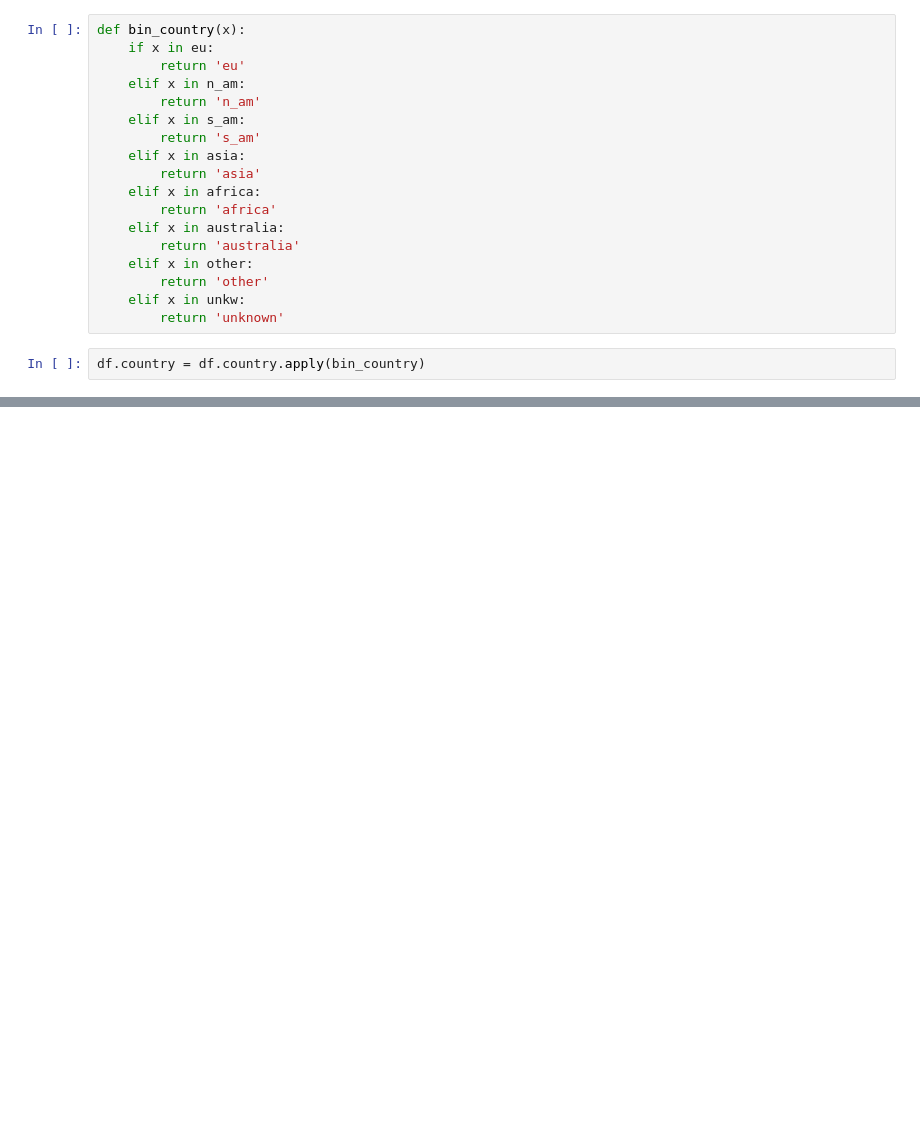
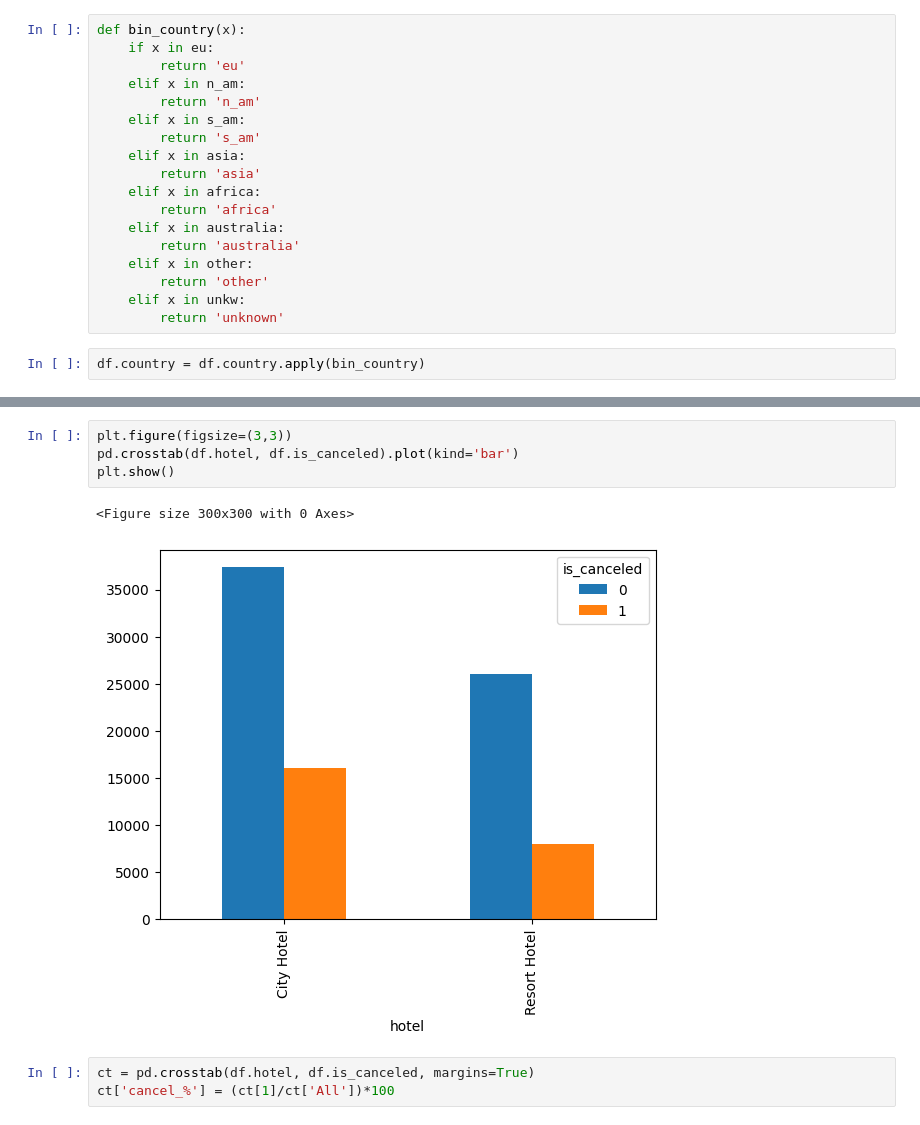
Before and after one commit to TheDandyCodes/TFG-ADE, a Jupyter notebook: EDA_booking_v2.ipynb, the cells around one changed output, grey strips where cells are left out. Saved outputs shown, nothing was run; the diff lists cells and outputs as text; blank space fills up the shorter version.

```diff
--- a/EDA_booking_v2.ipynb
+++ b/EDA_booking_v2.ipynb
@@ -187,0 +194,10 @@ df.country = df.country.apply(bin_country)
+# %%
+plt.figure(figsize=(3,3))
+pd.crosstab(df.hotel, df.is_canceled).plot(kind='bar')
+plt.show()
+# %% [output]
+<Figure size 300x300 with 0 Axes>
+[figure, added]
+# %%
+ct = pd.crosstab(df.hotel, df.is_canceled, margins=True)
+ct['cancel_%'] = (ct[1]/ct['All'])*100
```
Also changed, not shown: parts of 3 cells of this notebook.
